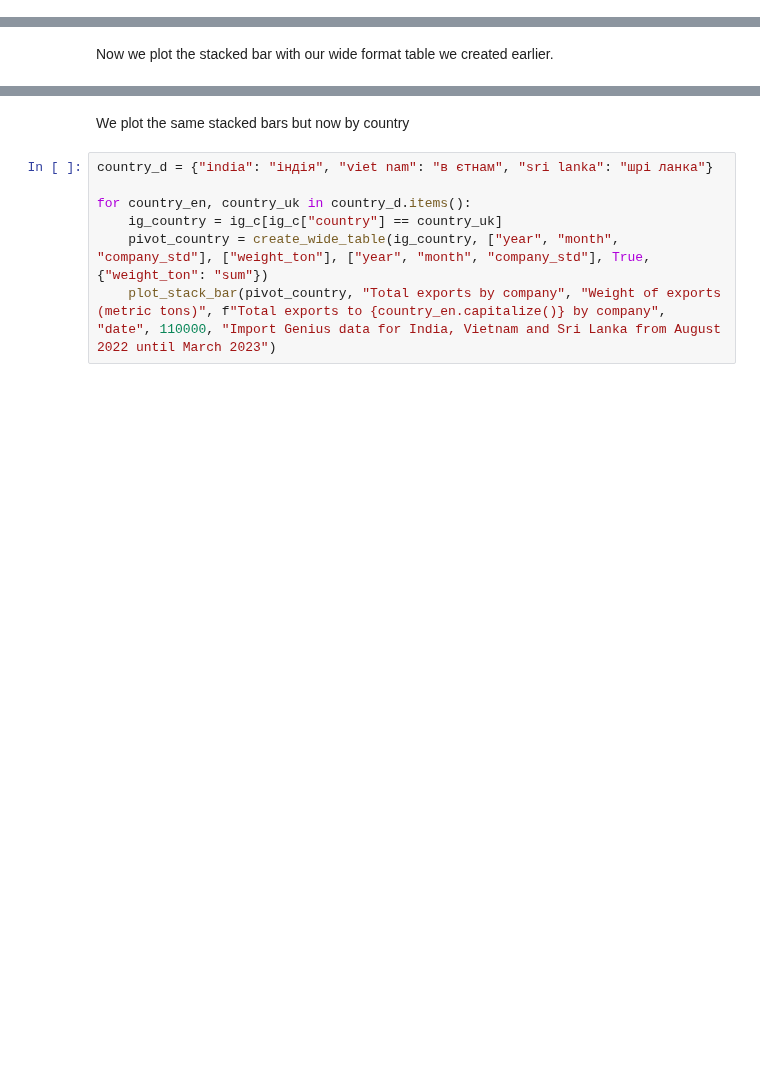
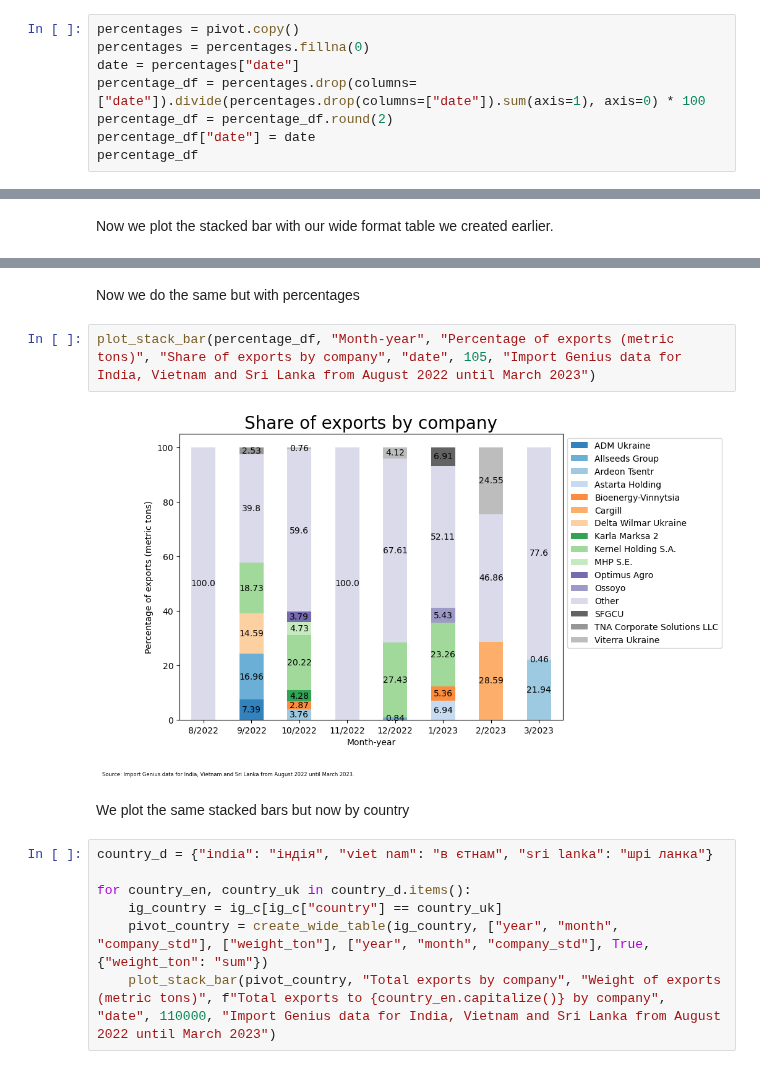
Before and after one commit to uchicago-dsi/oakland-institute-ukraine, a Jupyter notebook: notebooks/exports_oct22.ipynb, the cells around one changed output, grey strips where cells are left out. Saved outputs shown, nothing was run; the diff lists cells and outputs as text; blank space fills up the shorter version.

Commit message:
Changes to plot share of exports by company with the new company matches

```diff
--- a/notebooks/exports_oct22.ipynb
+++ b/notebooks/exports_oct22.ipynb
@@ -453,0 +444,8 @@ pivot
+# %%
+percentages = pivot.copy()
+percentages = percentages.fillna(0)
+date = percentages["date"]
+percentage_df = percentages.drop(columns=["date"]).divide(percentages.drop(columns=["date"]).sum(axis=1), axis=0) * 100
+percentage_df = percentage_df.round(2)
+percentage_df["date"] = date
+percentage_df
@@ -460,3 +468,9 @@ plot_stack_bar(pivot, "Total exports by company", "Weight of exports (metric ton
+# %% [markdown]
+Now we do the same but with percentages
+# %%
+plot_stack_bar(percentage_df, "Month-year", "Percentage of exports (metric tons)", "Share of exports by company", "date", 105, "Import Genius data for India, Vietnam and Sri Lanka from August 2022 until March 2023")
+# %% [output]
+[figure, added]
 # %% [markdown]
 We plot the same stacked bars but now by country
 # %%
```
Also changed, not shown: parts of 17 cells of this notebook.
